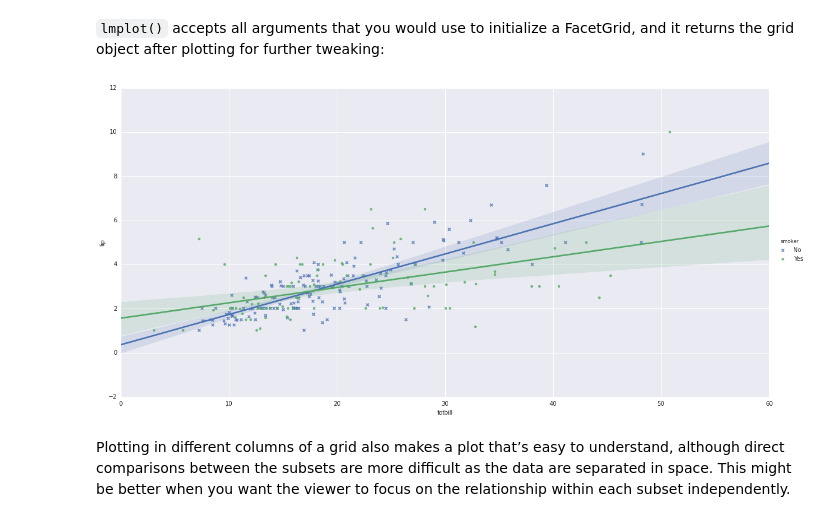
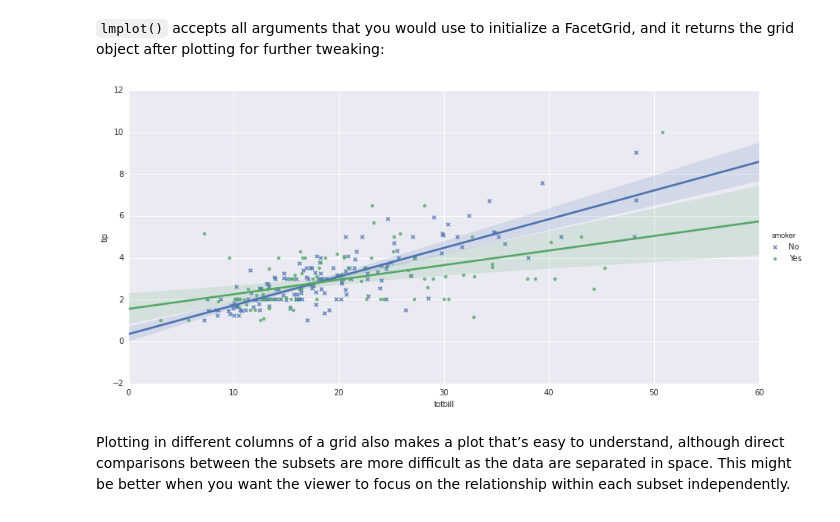
Before and after one commit to kinsenlee/DS_HK_5, a Jupyter notebook: notebooks/04 - Exploratory Data Analysis.ipynb, the cells around one changed output. Cells and saved outputs as stored; diff of their text form; code cells hidden in the pictures.

```diff
--- a/notebooks/04 - Exploratory Data Analysis.ipynb
+++ b/notebooks/04 - Exploratory Data Analysis.ipynb
@@ -934,9 +989,9 @@ To make plots that will better reproduce to black-and-white (i.e. when printed),
 # %% [markdown]
 `lmplot()` accepts all arguments that you would use to initialize a FacetGrid, and it returns the grid object after plotting for further tweaking:
 # %%
-sns.lmplot("totbill", "tip", tips, hue="smoker", markers=["x", "o"], size=8, aspect=2);
+sns.lmplot("totbill", "tip", tips, hue="smoker", markers=["x", "o"], size=6, aspect=2);
 # %% [output]
-[figure, old version]
+[figure, new version]
 # %% [markdown]
 Plotting in different columns of a grid also makes a plot that’s easy to understand, although direct comparisons between the subsets are more difficult as the data are separated in space. This might be better when you want the viewer to focus on the relationship within each subset independently.
 # %%
```
Also changed, not shown: parts of 29 cells of this notebook.
